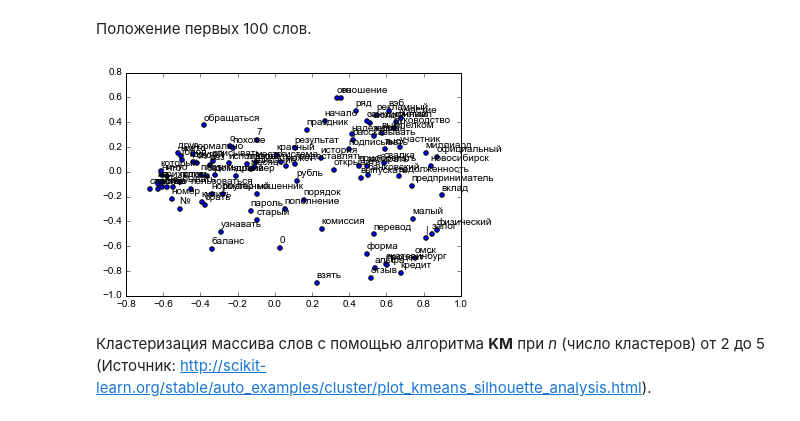
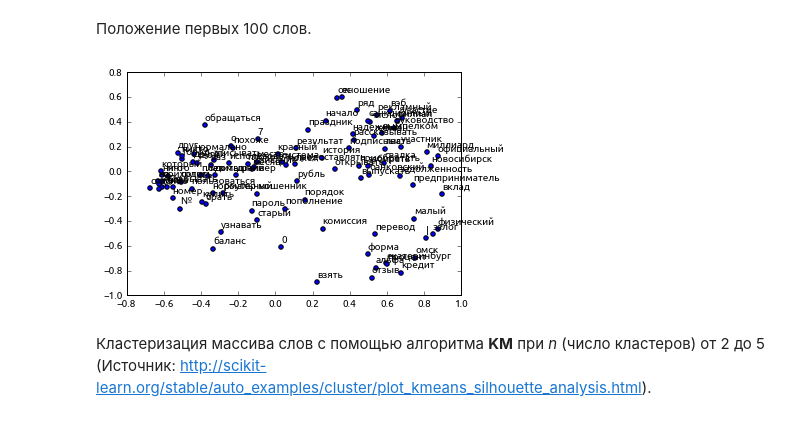
Before and after one commit to Semen52/FSA2, a Jupyter notebook: fsa/fuzzy_clustering.ipynb, the cells around one changed output. Cells and saved outputs as stored; diff of their text form; code cells hidden in the pictures.

```diff
--- a/fsa/fuzzy_clustering.ipynb
+++ b/fsa/fuzzy_clustering.ipynb
@@ -75,20 +75,20 @@ plt.scatter(pca_vectors[:, 0],
 Положение первых 100 слов.
 # %%
 from matplotlib import rc
-rc('font', family='Arial')
+rc('font', family='Ubuntu')
 plt.scatter(pca_vectors[:100, 0],
             pca_vectors[:100, 1])
 for label, x, y in zip(words, pca_vectors[:100, 0], pca_vectors[:100, 1]):
     plt.annotate(
         label,
         (x, y),
         xytext=(0, 3),
         textcoords = 'offset points',
         ha = 'left',
         va = 'bottom'
     )
 # %% [output]
-[figure, old version]
+[figure, new version]
 # %% [markdown]
 Кластеризация массива слов с помощью алгоритма **KM** при *n* (число кластеров) от 2 до 5 (Источник: http://scikit-learn.org/stable/auto_examples/cluster/plot_kmeans_silhouette_analysis.html).
 # %%
```
Also changed, not shown: parts of 4 cells of this notebook.
